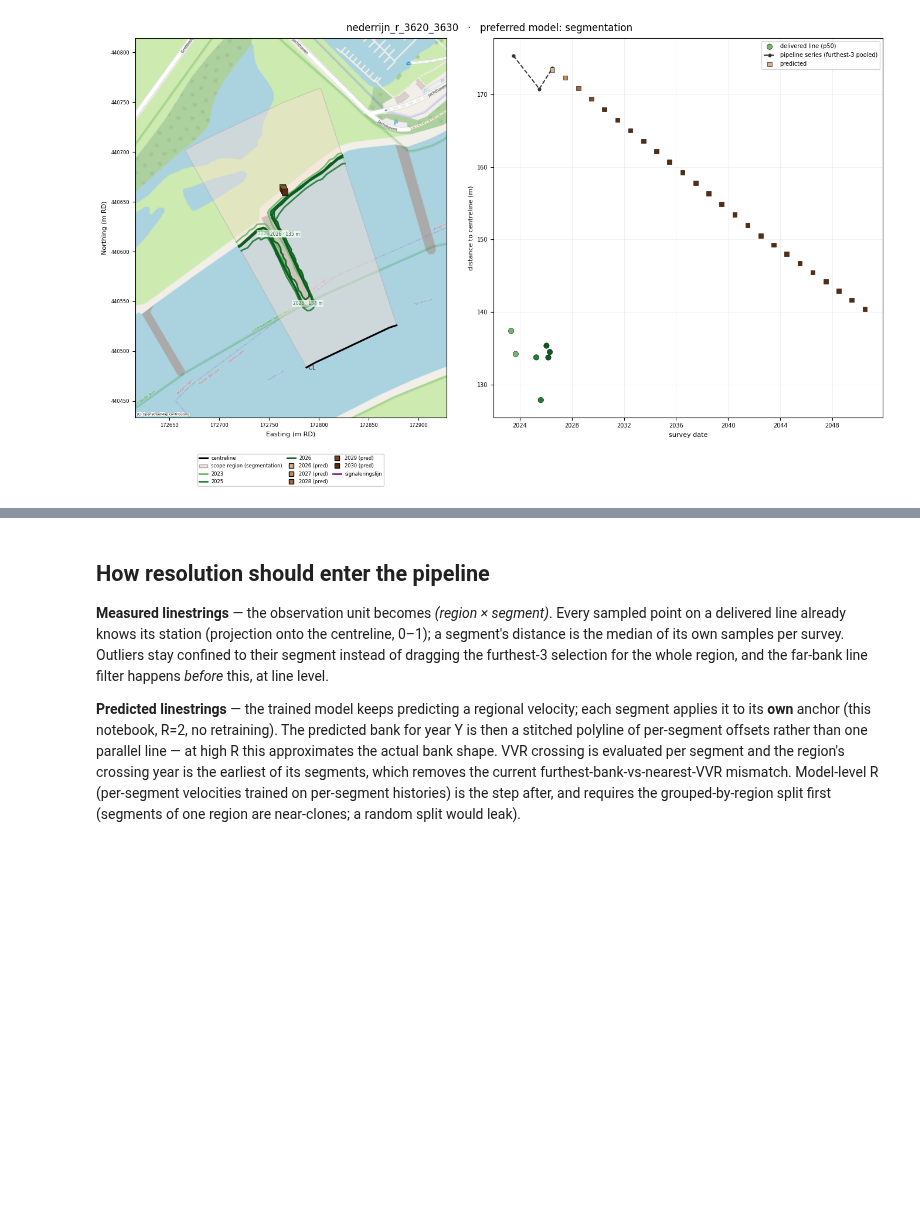
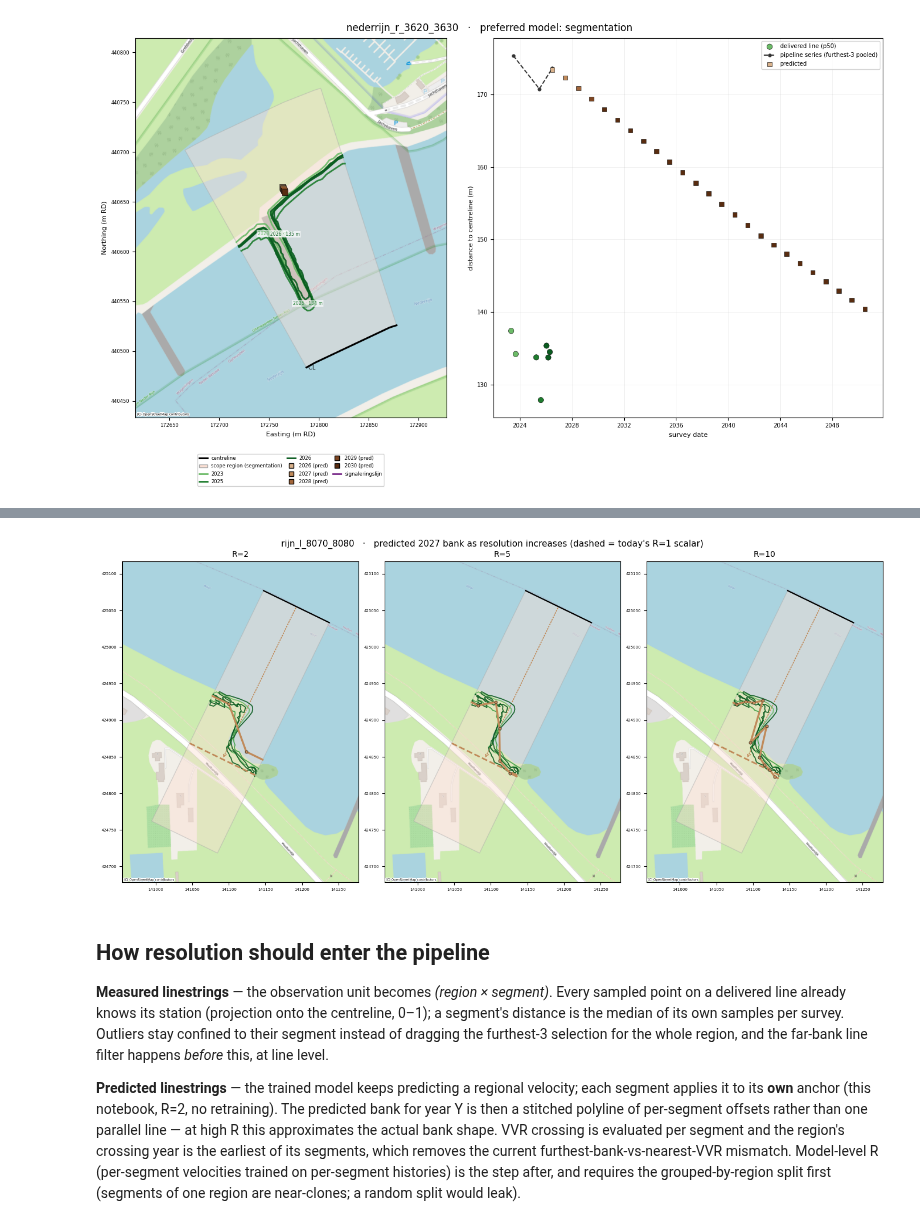
Before and after one commit to HAL24K/wocu-oevererosie, a Jupyter notebook: notebooks/03_resolution.ipynb, the cells around one changed output, grey strips where cells are left out. Drawn from its saved outputs; the diff is of its cells as text; code cells hidden in the pictures; blank space fills up the shorter version.

```diff
--- a/notebooks/03_resolution.ipynb
+++ b/notebooks/03_resolution.ipynb
@@ -87,3 +92,8 @@ plt.show()
+# %%
+fig = ri.resolution_progression('rijn_l_8070_8080')
+plt.show()
+# %% [output]
+[figure, added]
 # %% [markdown]
 ## How resolution should enter the pipeline
 
```
Also changed, not shown: parts of 7 cells of this notebook, 1 other file.
